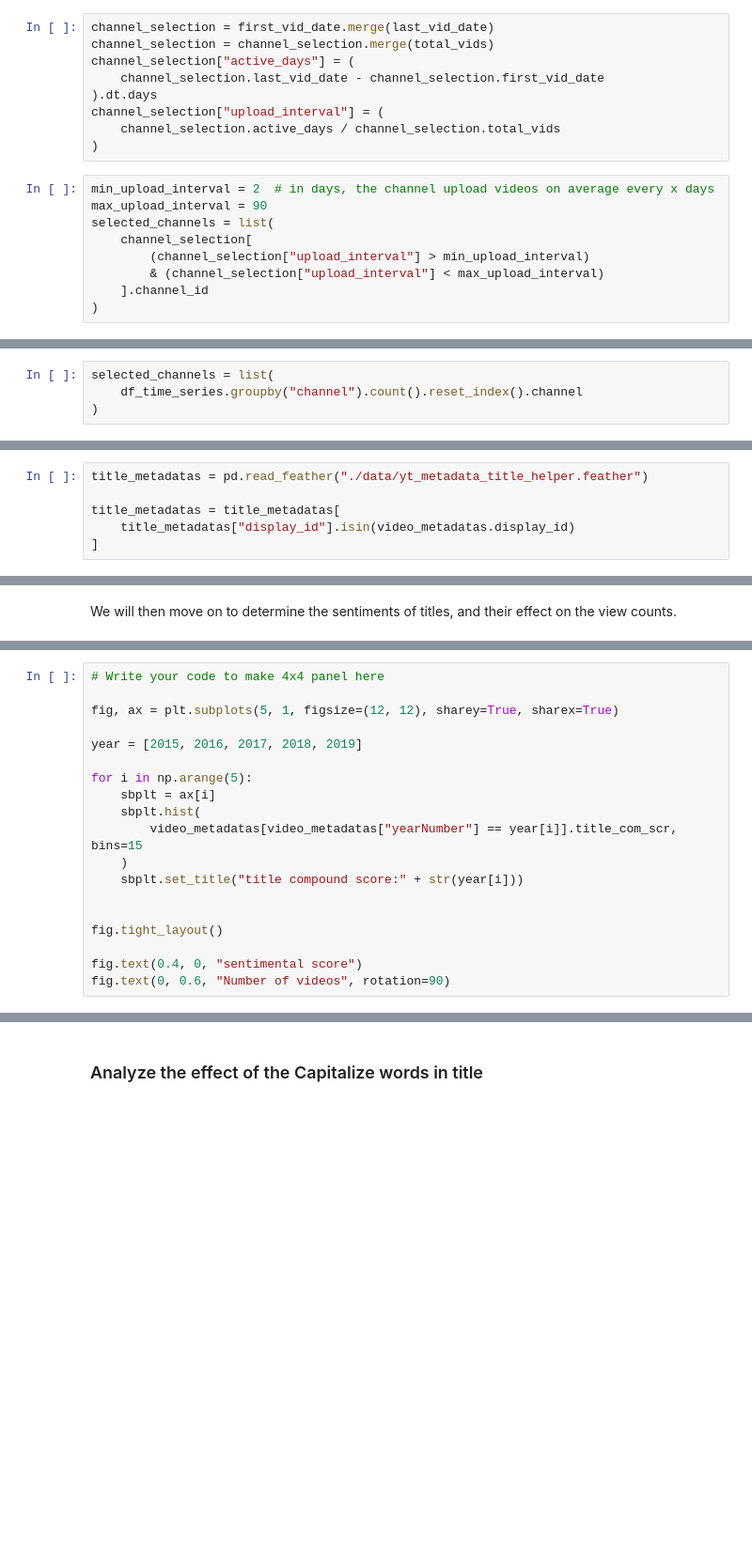
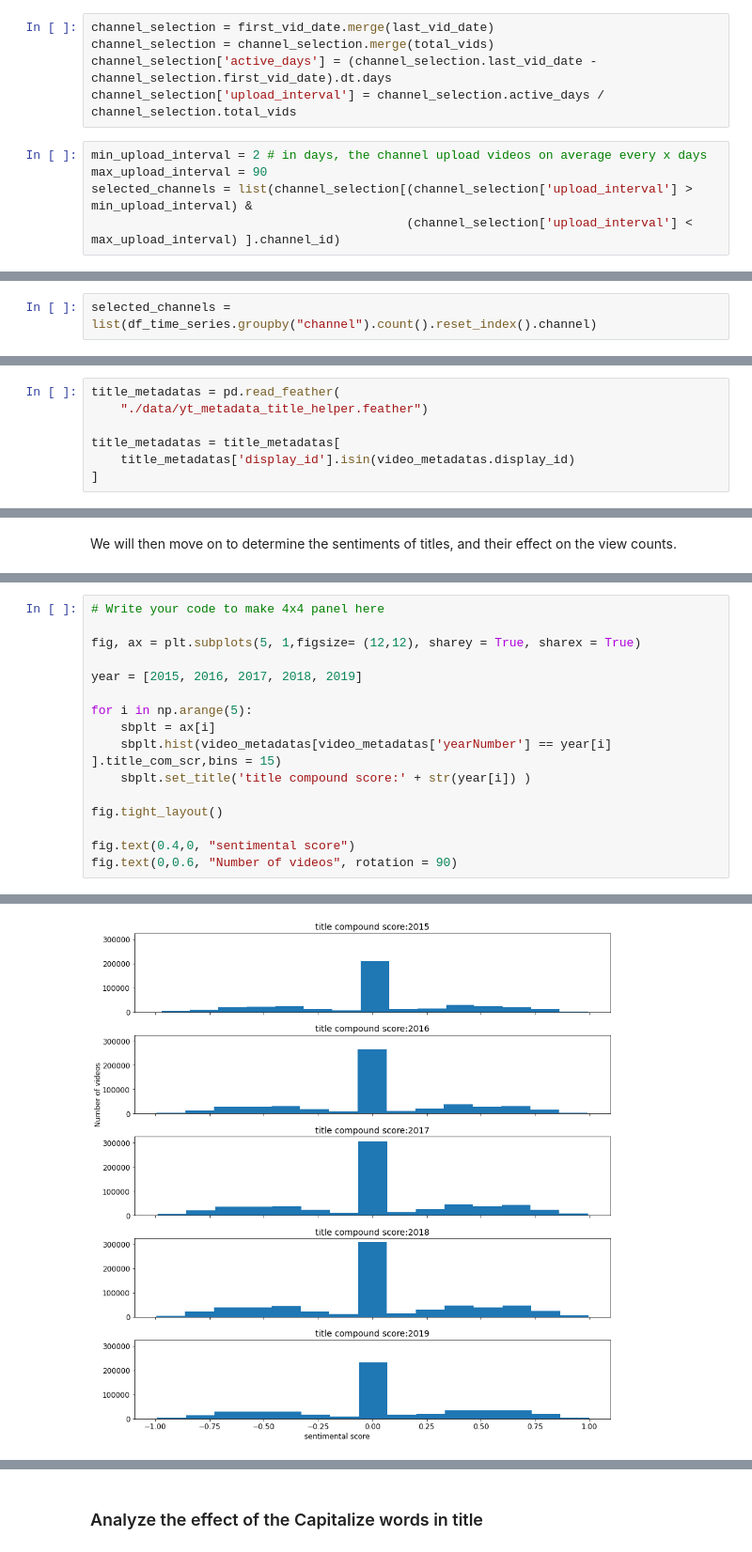
Before and after one commit to epfl-ada/ada-2022-project-adaptation, a Jupyter notebook: MS3_Analysis.ipynb, the cells around one changed output, grey strips where cells are left out. Shown at 94% size. Cells and saved outputs as stored; diff of their text form; blank space fills up the shorter version.

```diff
--- a/MS3_Analysis.ipynb
+++ b/MS3_Analysis.ipynb
@@ -169,21 +151,13 @@ total_vids = (
 # %%
 channel_selection = first_vid_date.merge(last_vid_date)
 channel_selection = channel_selection.merge(total_vids)
-channel_selection["active_days"] = (
-    channel_selection.last_vid_date - channel_selection.first_vid_date
-).dt.days
-channel_selection["upload_interval"] = (
-    channel_selection.active_days / channel_selection.total_vids
-)
+channel_selection['active_days'] = (channel_selection.last_vid_date - channel_selection.first_vid_date).dt.days
+channel_selection['upload_interval'] = channel_selection.active_days / channel_selection.total_vids
 # %%
-min_upload_interval = 2  # in days, the channel upload videos on average every x days
+min_upload_interval = 2 # in days, the channel upload videos on average every x days
 max_upload_interval = 90
-selected_channels = list(
-    channel_selection[
-        (channel_selection["upload_interval"] > min_upload_interval)
-        & (channel_selection["upload_interval"] < max_upload_interval)
-    ].channel_id
-)
+selected_channels = list(channel_selection[(channel_selection['upload_interval'] > min_upload_interval) &
+                                           (channel_selection['upload_interval'] < max_upload_interval) ].channel_id)
 # %%
 len(selected_channels)
 # %% [output]
@@ -197,7 +171,5 @@ df_time_series = df_time_series[df_time_series["channel"].isin(selected_channels
 # %%
-selected_channels = list(
-    df_time_series.groupby("channel").count().reset_index().channel
-)
+selected_channels = list(df_time_series.groupby("channel").count().reset_index().channel)
 # %%
 len(selected_channels)
 # %% [output]
@@ -221,8 +195,9 @@ We will filter the channels and videos that we selected so far.
 # %%
-title_metadatas = pd.read_feather("./data/yt_metadata_title_helper.feather")
+title_metadatas = pd.read_feather(
+    "./data/yt_metadata_title_helper.feather")
 
 title_metadatas = title_metadatas[
-    title_metadatas["display_id"].isin(video_metadatas.display_id)
+    title_metadatas['display_id'].isin(video_metadatas.display_id)
 ]
 # %%
 # Save title_metadatas in feather
@@ -443,19 +354,17 @@ video_metadatas["title_com_scr"] = compound_sent
 # %%
 # Write your code to make 4x4 panel here
 
-fig, ax = plt.subplots(5, 1, figsize=(12, 12), sharey=True, sharex=True)
+fig, ax = plt.subplots(5, 1,figsize= (12,12), sharey = True, sharex = True)
 
 year = [2015, 2016, 2017, 2018, 2019]
 
 for i in np.arange(5):
     sbplt = ax[i]
-    sbplt.hist(
-        video_metadatas[video_metadatas["yearNumber"] == year[i]].title_com_scr, bins=15
-    )
-    sbplt.set_title("title compound score:" + str(year[i]))
-
+    sbplt.hist(video_metadatas[video_metadatas['yearNumber'] == year[i] ].title_com_scr,bins = 15)
+    sbplt.set_title('title compound score:' + str(year[i]) )
 
 fig.tight_layout()
 
-fig.text(0.4, 0, "sentimental score")
-fig.text(0, 0.6, "Number of videos", rotation=90)
+fig.text(0.4,0, "sentimental score")
+fig.text(0,0.6, "Number of videos", rotation = 90)
+# %% [output]
@@ -461,0 +372 @@ fig.text(0, 0.6, "Number of videos", rotation=90)
+[figure, added]
```
Also changed, not shown: parts of 164 cells of this notebook.
